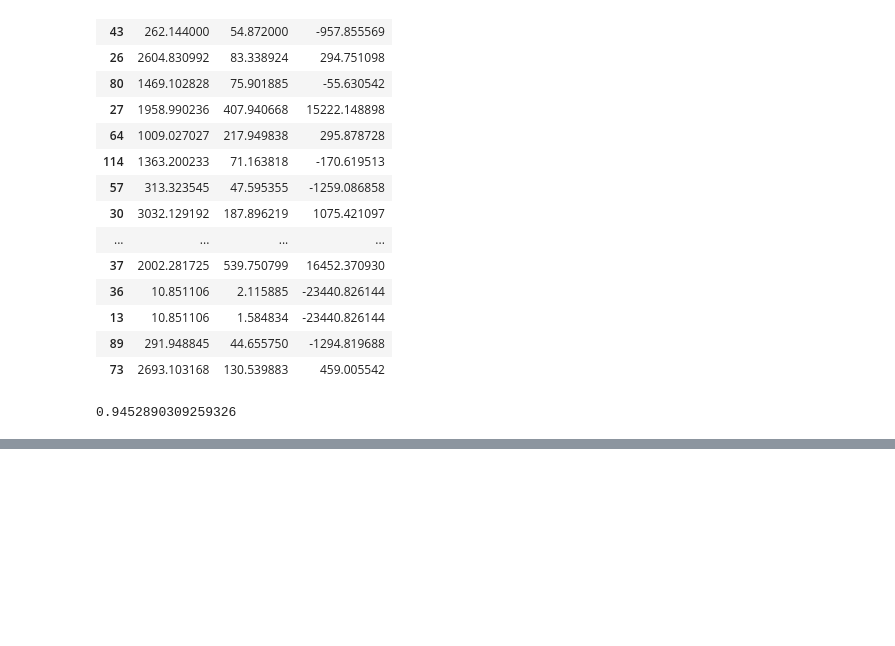
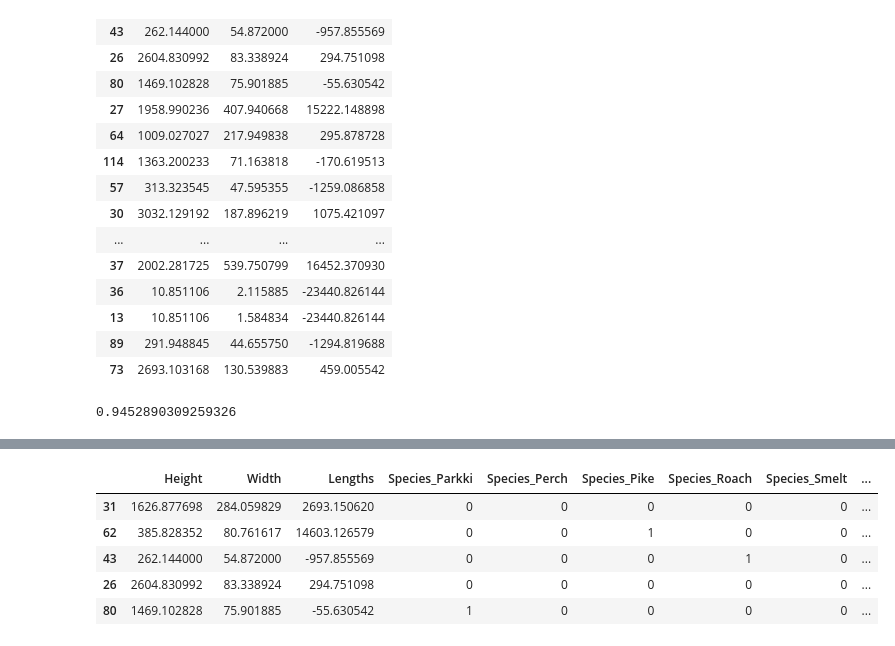
Before and after one commit to muzafarovdan/MyEducation, a Jupyter notebook: ML_OE/IZ_3_3.ipynb, the cells around one changed output, grey strips where cells are left out. Saved outputs shown, nothing was run; the diff lists cells and outputs as text; code cells hidden in the pictures; blank space fills up the shorter version.

```diff
--- a/ML_OE/IZ_3_3.ipynb
+++ b/ML_OE/IZ_3_3.ipynb
@@ -199,0 +209,10 @@ r2_score(Y_test, Y_pred)
+# %%
+df = pd.read_csv('fish_reserved.csv')
+last_test.head(5)
+# %% [output]
+|  | Height | Width | Lengths | Species_Parkki | Species_Perch | Species_Pike | Species_Roach | Species_Smelt | ... |
+| 31 | 1626.877698 | 284.059829 | 2693.150620 | 0 | 0 | 0 | 0 | 0 | ... |
+| 62 | 385.828352 | 80.761617 | 14603.126579 | 0 | 0 | 1 | 0 | 0 | ... |
+| 43 | 262.144000 | 54.872000 | -957.855569 | 0 | 0 | 0 | 1 | 0 | ... |
+| 26 | 2604.830992 | 83.338924 | 294.751098 | 0 | 0 | 0 | 0 | 0 | ... |
+| 80 | 1469.102828 | 75.901885 | -55.630542 | 1 | 0 | 0 | 0 | 0 | ... |
```
Also changed, not shown: parts of 14 cells of this notebook, 4 other files.
